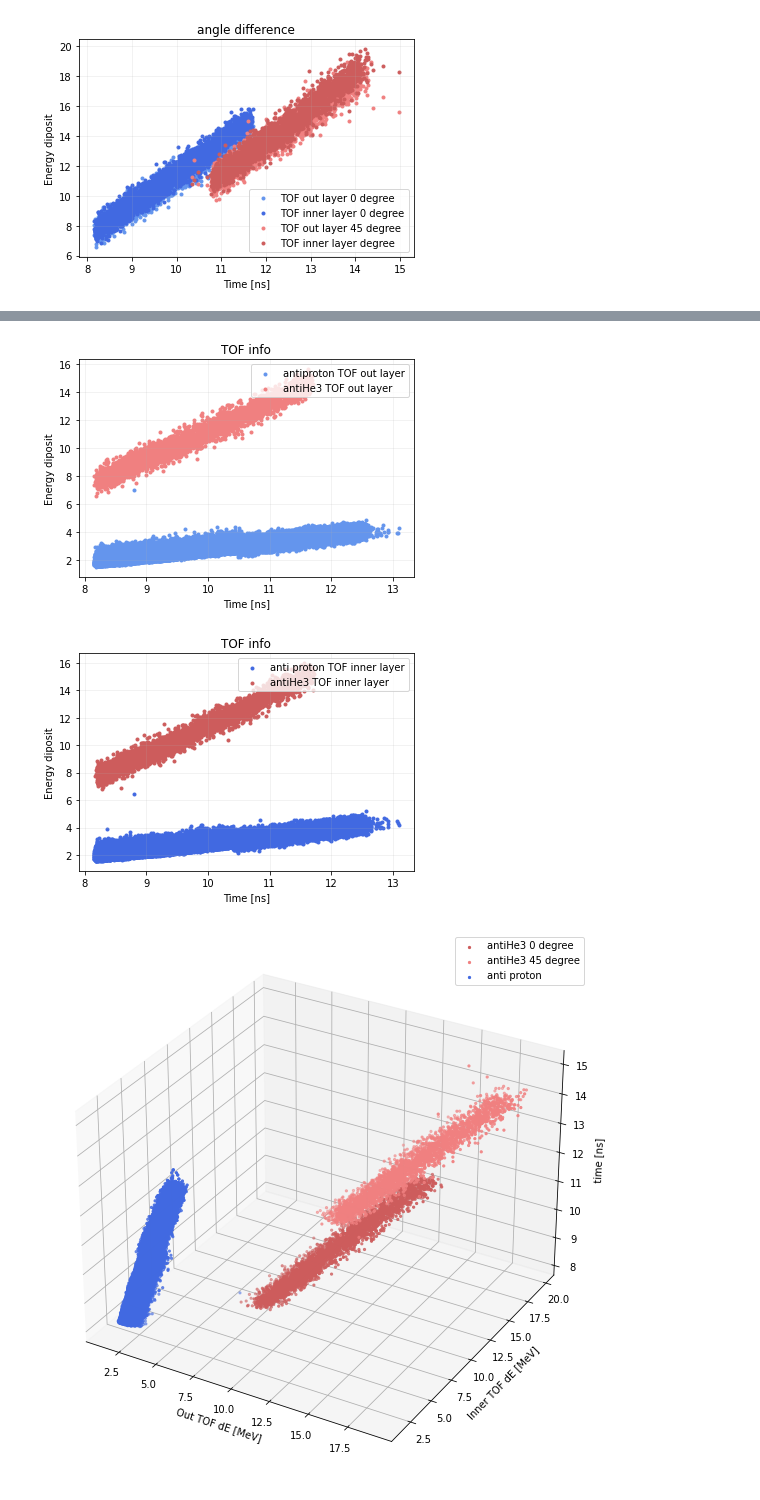
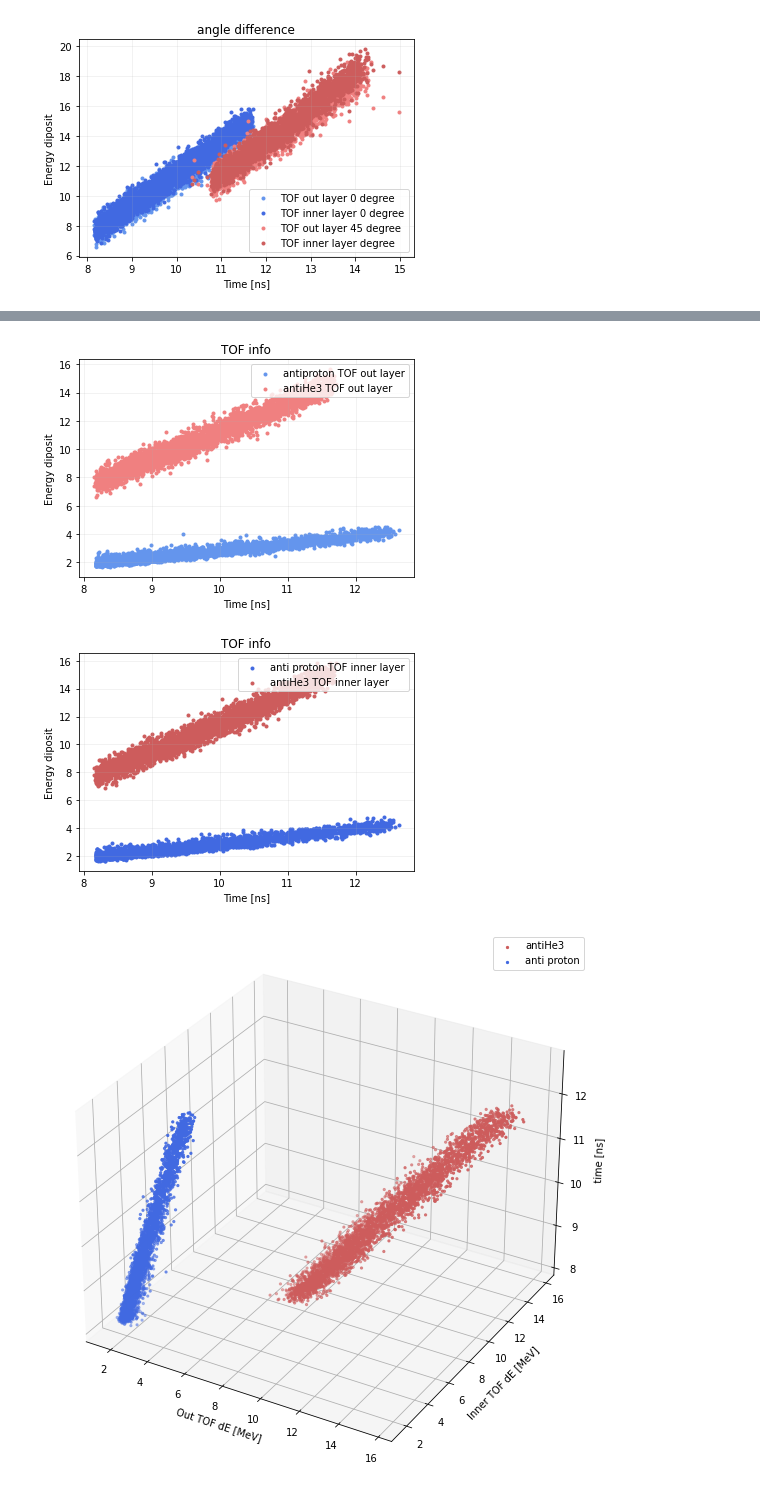
Before and after one commit to Eclipsedclaw/GRAMS, a Jupyter notebook: stats/TOF.ipynb, the cells around one changed output, grey strips where cells are left out. Saved outputs shown, nothing was run; the diff lists cells and outputs as text; code cells hidden in the pictures.

Commit message:
211006
add 45 degree and so on

```diff
--- a/stats/TOF.ipynb
+++ b/stats/TOF.ipynb
@@ -20,7 +22,7 @@ Read data from total data file
 --------------------
 """
 print("Reading data ...")
-data = pd.read_table("/Users/jiancheng/CloudDocuments/Documents/Github/GRAMS/GRAMS_2021/output/TOF/TOF_anti_proton_1e7.dat")
+data = pd.read_table("/Users/jiancheng/CloudDocuments/Documents/Github/GRAMS/GRAMS_2021/output/TOF/TOF_anti_proton.dat")
 print("finish reading data!")
 
 """
@@ -362,7 +364,7 @@ plt.legend(loc='upper right')
 plt.grid(alpha = 0.2)
 #plt.axis([0, 20, 0, 20])
 # %% [output]
-[figure, old version]
+[figure, new version]
 # %%
 #plt.scatter(time_pbar, dEOut_pbar, marker = '.', color = 'cornflowerblue', label = 'antiproton TOF out layer')
 plt.scatter(time_pbar, dEIn_pbar, marker = '.', color = 'royalblue', label = 'anti proton TOF inner layer')
@@ -375,24 +377,25 @@ plt.legend(loc='upper right')
 plt.grid(alpha = 0.2)
 #plt.axis([0, 140, 0, 80])
 # %% [output]
-[figure, old version]
+[figure, new version]
 # %%
 from mpl_toolkits import mplot3d
 import numpy as np
 import matplotlib.pyplot as plt
 
 fig = plt.figure(figsize=(12,10))
 ax = plt.axes(projection='3d')
 TOF_He3bar = [time_He3bar, dEOut_He3bar, dEIn_He3bar]
 
-ax.scatter3D(dEOut_He3bar, dEIn_He3bar, time_He3bar, marker = '.', color = 'indianred', label = 'antiHe3 0 degree')
-ax.scatter3D(dEOut_He3bar_45, dEIn_He3bar_45, time_He3bar_45, marker = '.', color = 'lightcoral', label = 'antiHe3 45 degree')
+ax.scatter3D(dEOut_He3bar, dEIn_He3bar, time_He3bar, marker = '.', color = 'indianred', label = 'antiHe3')
+#ax.scatter3D(dEOut_He3bar_45, dEIn_He3bar_45, time_He3bar_45, marker = '.', color = 'lightcoral', label = 'antiHe3 45 degree')
 ax.scatter3D(dEOut_pbar, dEIn_pbar, time_pbar, marker = '.', color = 'royalblue', label = 'anti proton')
 
 ax.set_xlabel("Out TOF dE [MeV]")
 ax.set_ylabel('Inner TOF dE [MeV]')
 ax.set_zlabel('time [ns]')
 plt.legend()
+plt.savefig("./TOF3D.jpg")
 plt.show()
 # %% [output]
-[figure, old version]
+[figure, new version]
```
Also changed, not shown: parts of 7 cells of this notebook, 12 other files.
